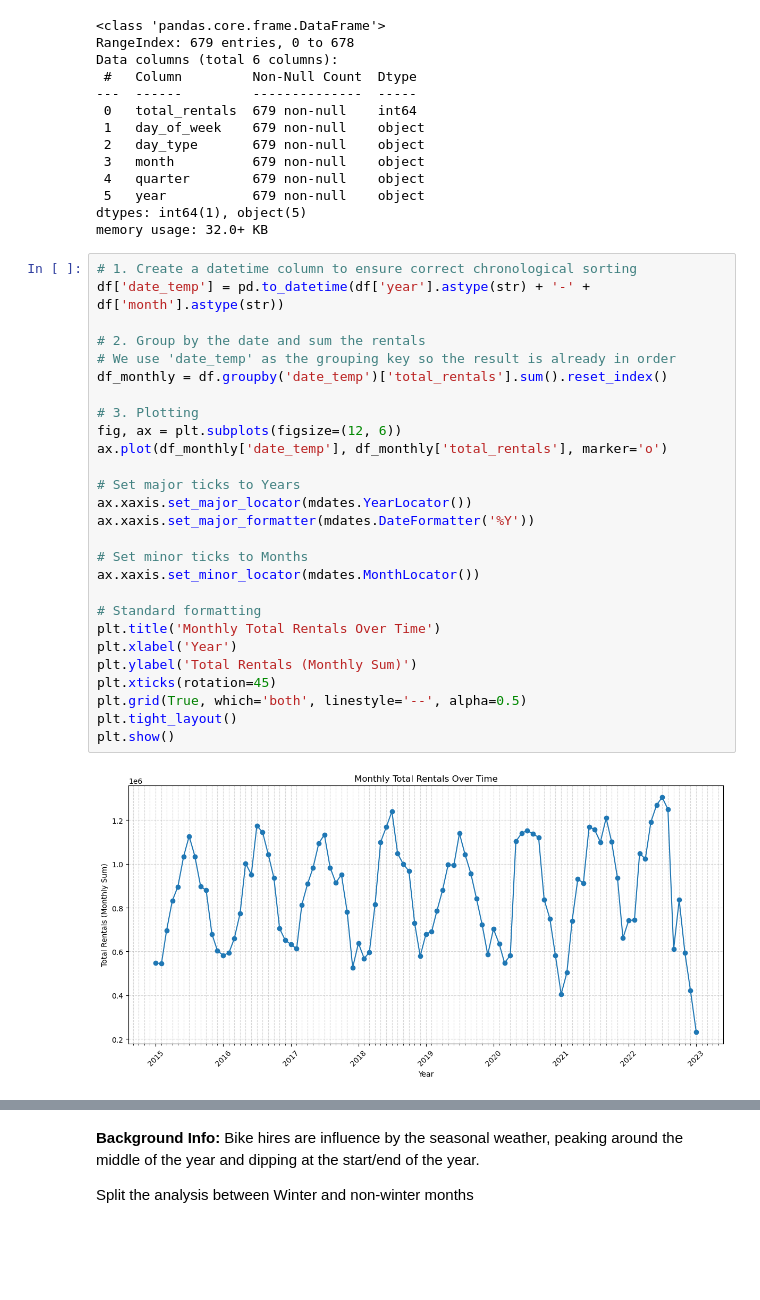
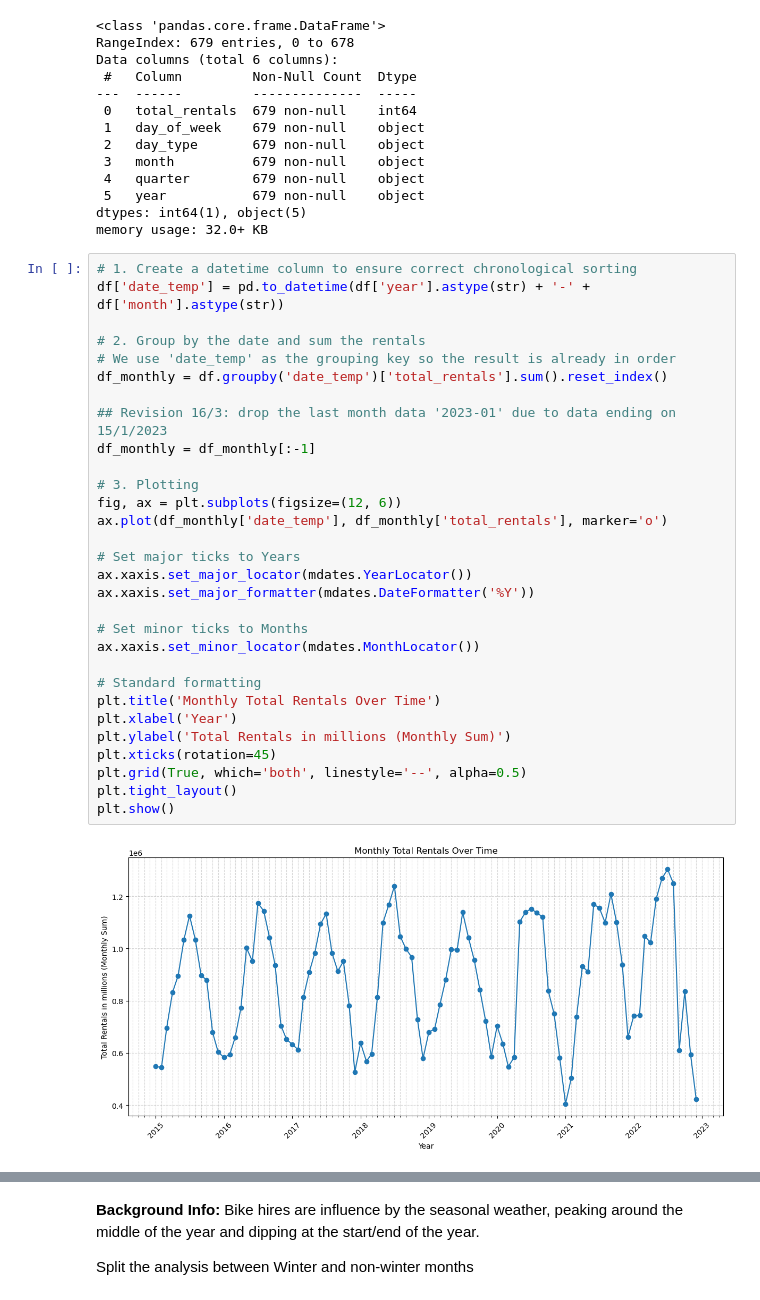
Before and after one commit to khoonseng/NTU_M2_Data_Pipeline, a Jupyter notebook: notebooks/tashrif.ipynb, the cells around one changed output, grey strips where cells are left out. Saved outputs shown, nothing was run; the diff lists cells and outputs as text; blank space fills up the shorter version.

```diff
--- a/notebooks/tashrif.ipynb
+++ b/notebooks/tashrif.ipynb
@@ -132,29 +132,32 @@ memory usage: 32.0+ KB
 # %%
 # 1. Create a datetime column to ensure correct chronological sorting
 df['date_temp'] = pd.to_datetime(df['year'].astype(str) + '-' + df['month'].astype(str))
 
 # 2. Group by the date and sum the rentals
 # We use 'date_temp' as the grouping key so the result is already in order
 df_monthly = df.groupby('date_temp')['total_rentals'].sum().reset_index()
+
+## Revision 16/3: drop the last month data '2023-01' due to data ending on 15/1/2023
+df_monthly = df_monthly[:-1]
 
 # 3. Plotting
 fig, ax = plt.subplots(figsize=(12, 6))
 ax.plot(df_monthly['date_temp'], df_monthly['total_rentals'], marker='o')
 
 # Set major ticks to Years
 ax.xaxis.set_major_locator(mdates.YearLocator())
 ax.xaxis.set_major_formatter(mdates.DateFormatter('%Y'))
 
 # Set minor ticks to Months
 ax.xaxis.set_minor_locator(mdates.MonthLocator())
 
 # Standard formatting
 plt.title('Monthly Total Rentals Over Time')
 plt.xlabel('Year')
-plt.ylabel('Total Rentals (Monthly Sum)')
+plt.ylabel('Total Rentals in millions (Monthly Sum)')
 plt.xticks(rotation=45)
 plt.grid(True, which='both', linestyle='--', alpha=0.5)
 plt.tight_layout()
 plt.show()
 # %% [output]
-[figure, old version]
+[figure, new version]
```
Also changed, not shown: parts of 6 cells of this notebook.
